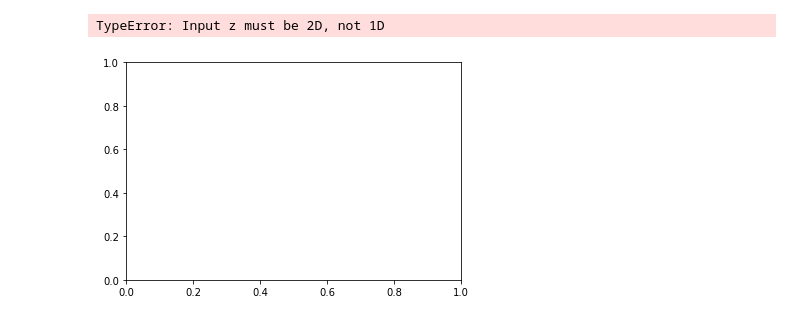
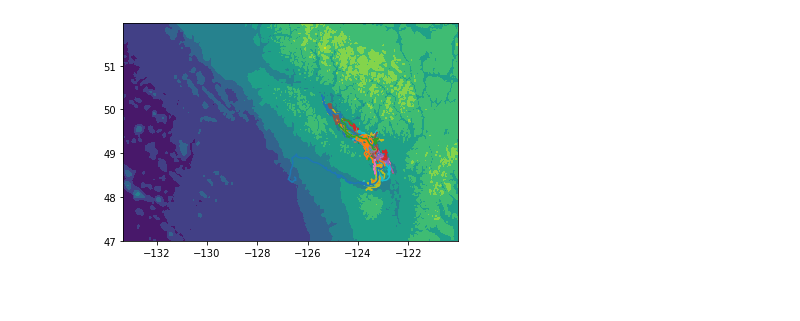
Before and after one commit to AndrewLoeppky/eosc211_students, a Jupyter notebook: e211_python_2021/assignment01/ast1.ipynb, the cells around one changed output. Drawn from its saved outputs; the diff is of its cells as text; code cells hidden in the pictures; blank space fills up the shorter version.

Commit message:
complete part 1 assignment 1

```diff
--- a/e211_python_2021/assignment01/ast1.ipynb
+++ b/e211_python_2021/assignment01/ast1.ipynb
@@ -237,5 +121,3 @@ Finally, add to the plot a text line that states how many tracks fall into each
 # %%
-data = np.load("drifter_data.npy", allow_pickle=True)
-basemap = loadmat("SouthVI.mat")
-
-basemap["SouthVI"][0]
+drifters = np.load("drifter_data.npy", allow_pickle=True)
+basemap_in = loadmat("BCcoastline.mat")
@@ -270,8 +141,23 @@ contour
 # %%
-fig, ax = plt.subplots()
-ax.contourf(baselon, baselat)
-#for n, data in enumerate(master_dataset):
-#    ax.plot(master_dataset[n]["lons"], master_dataset[n]["lats"])
+# recycle the basemap from lab 3! good teachable
+# this is line for line the lab 3 tutorial section
+
+raw_bathdata = e211.load_mat("Bathyfile.mat")
+bathdata_fixed = raw_bathdata[::-1]
+
+latlen = np.shape(bathdata_fixed)[0] # assign the height and width of the image to new variables
+lonlen = np.shape(bathdata_fixed)[1]
+
+lats = np.linspace(47, 60, latlen) # create arrays for lat and lon
+lons = np.linspace(-150, -110, lonlen)
+
+bath_zoomed = bathdata_fixed[0:150,500:900]
+lats_zoomed = lats[0:150]
+lons_zoomed = lons[500:900] # make sure the slices match between the coordinates and the original data
+
+# plot the basemap and the drifters together (first pass)
+plt.contourf(lons_zoomed, lats_zoomed, bath_zoomed)
+for dr in drifters:
+    plt.plot(dr["lons"], dr["lats"])
 # %% [output]
-TypeError: Input z must be 2D, not 1D
-[figure, old version]
+[figure, new version]
```
Also changed, not shown: parts of 14 cells of this notebook, 3 other files.
